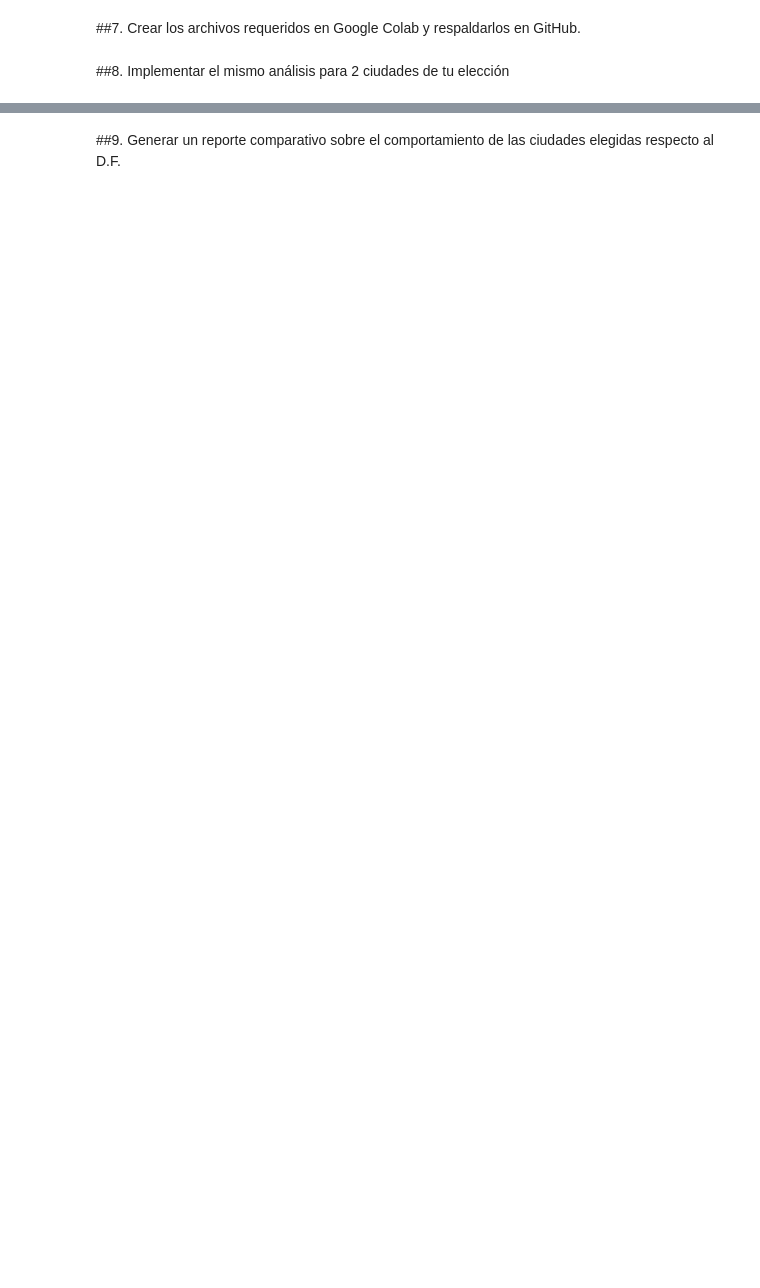
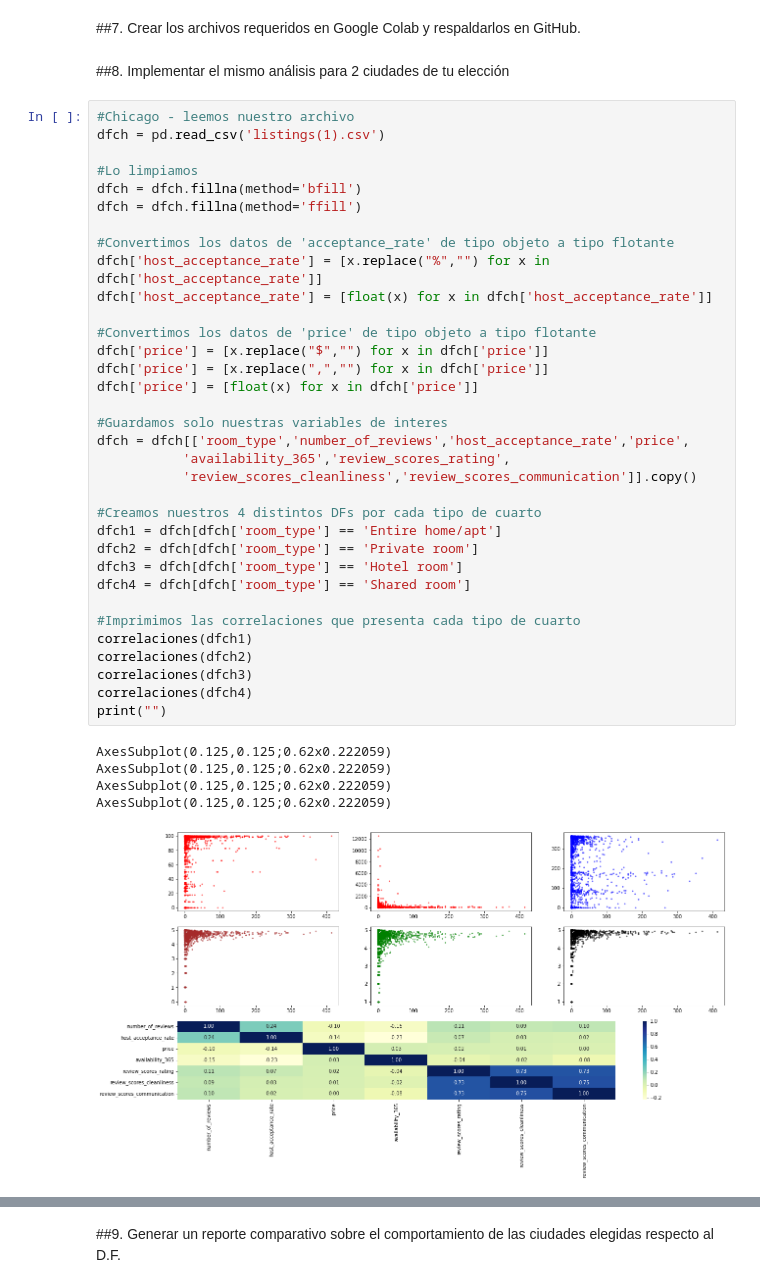
Before and after one commit to XavierHiguera/Actividad_1, a Jupyter notebook: Actividad1_A01204670.ipynb, the cells around one changed output, grey strips where cells are left out. Drawn from its saved outputs; the diff is of its cells as text; blank space fills up the shorter version.

```diff
--- a/Actividad1_A01204670.ipynb
+++ b/Actividad1_A01204670.ipynb
@@ -603,3 +603,43 @@ La precisión con host_acceptance_rate es de:  0.016942930300840153
 ##7. Crear los archivos requeridos en Google Colab y respaldarlos en GitHub.
 # %% [markdown]
 ##8. Implementar el mismo análisis para 2 ciudades de tu elección
+# %%
+#Chicago - leemos nuestro archivo
+dfch = pd.read_csv('listings(1).csv')
+
+#Lo limpiamos
+dfch = dfch.fillna(method='bfill')
+dfch = dfch.fillna(method='ffill')
+
+#Convertimos los datos de 'acceptance_rate' de tipo objeto a tipo flotante
+dfch['host_acceptance_rate'] = [x.replace("%","") for x in dfch['host_acceptance_rate']]
+dfch['host_acceptance_rate'] = [float(x) for x in dfch['host_acceptance_rate']]
+
+#Convertimos los datos de 'price' de tipo objeto a tipo flotante
+dfch['price'] = [x.replace("$","") for x in dfch['price']]
+dfch['price'] = [x.replace(",","") for x in dfch['price']]
+dfch['price'] = [float(x) for x in dfch['price']]
+
+#Guardamos solo nuestras variables de interes
+dfch = dfch[['room_type','number_of_reviews','host_acceptance_rate','price',
+           'availability_365','review_scores_rating',
+           'review_scores_cleanliness','review_scores_communication']].copy()
+
+#Creamos nuestros 4 distintos DFs por cada tipo de cuarto
+dfch1 = dfch[dfch['room_type'] == 'Entire home/apt']
+dfch2 = dfch[dfch['room_type'] == 'Private room']
+dfch3 = dfch[dfch['room_type'] == 'Hotel room']
+dfch4 = dfch[dfch['room_type'] == 'Shared room']
+
+#Imprimimos las correlaciones que presenta cada tipo de cuarto
+correlaciones(dfch1)
+correlaciones(dfch2)
+correlaciones(dfch3)
+correlaciones(dfch4)
+print("")
+# %% [output]
+AxesSubplot(0.125,0.125;0.62x0.222059)
+AxesSubplot(0.125,0.125;0.62x0.222059)
+AxesSubplot(0.125,0.125;0.62x0.222059)
+AxesSubplot(0.125,0.125;0.62x0.222059)
+[figure, added]
```
Also changed, not shown: parts of 16 cells of this notebook.
